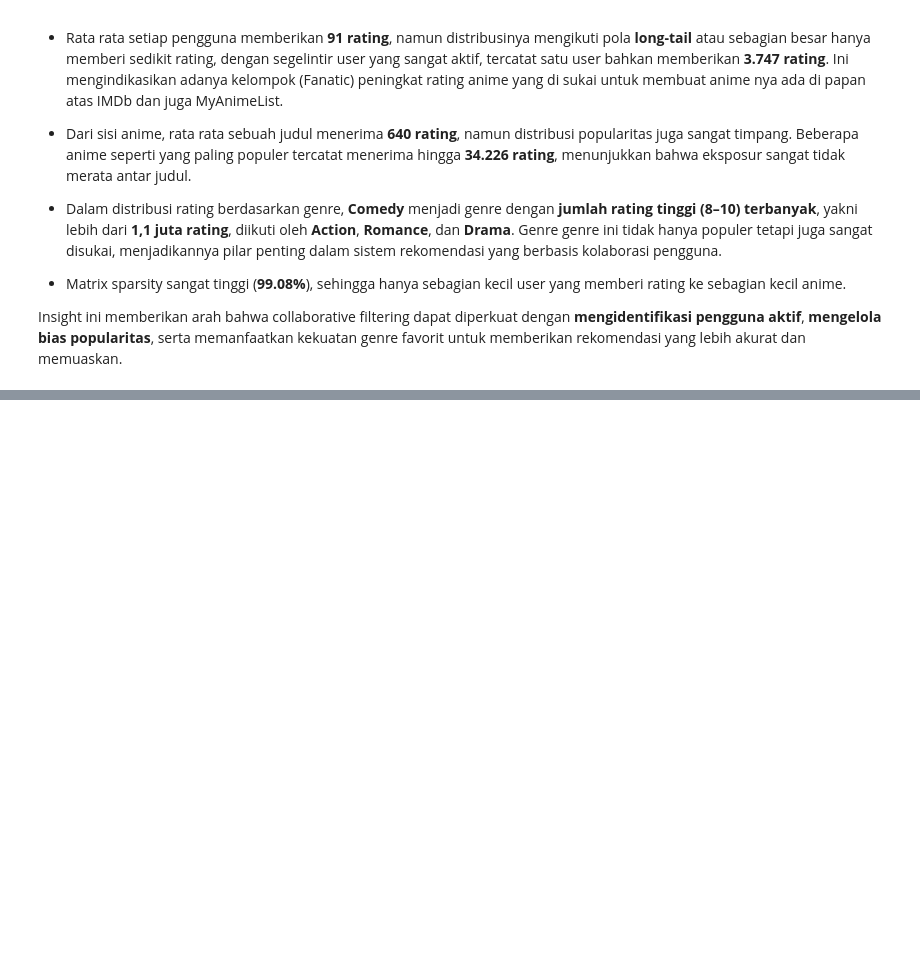
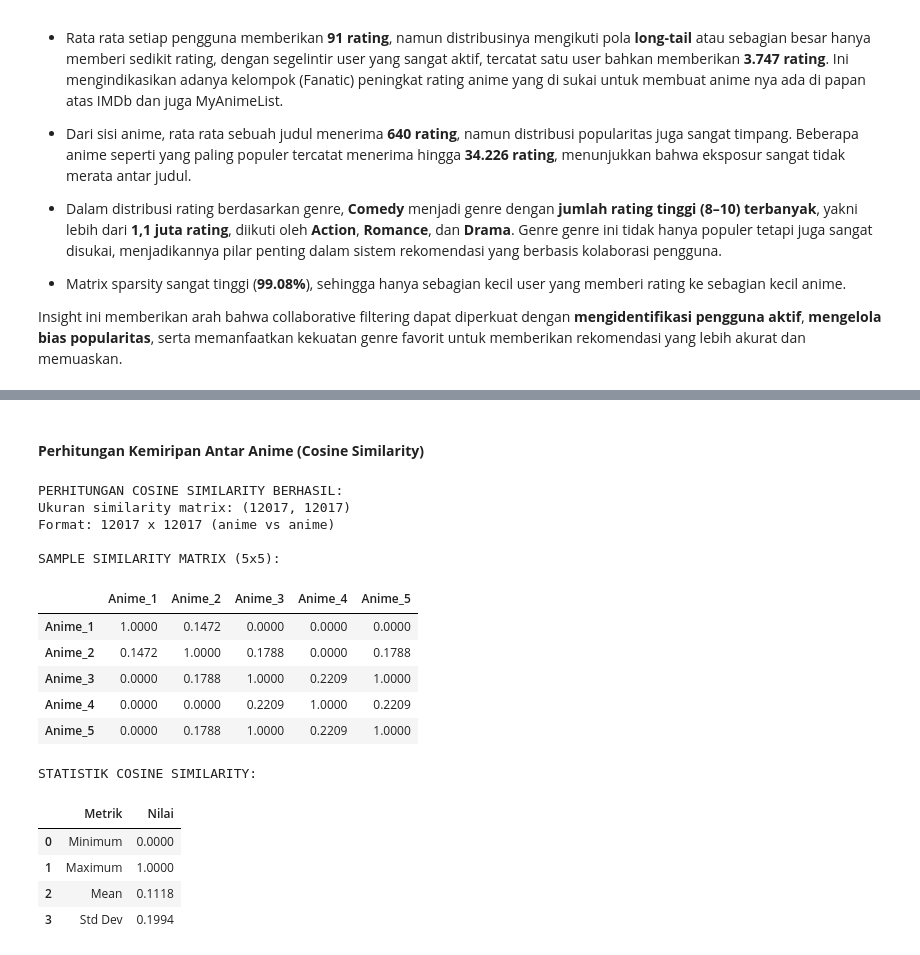
Before and after one commit to BagasNuryaman15/MLT_Final_SatriaDirgantaraNuryaman, a Jupyter notebook: anime-recommendations.ipynb, the cells around one changed output, grey strips where cells are left out. Cells and saved outputs as stored; diff of their text form; code cells hidden in the pictures; blank space fills up the shorter version.

```diff
--- a/anime-recommendations.ipynb
+++ b/anime-recommendations.ipynb
@@ -632,0 +905,49 @@ Insight ini memberikan arah bahwa collaborative filtering dapat diperkuat dengan
+# %% [markdown]
+#### **Perhitungan Kemiripan Antar Anime (Cosine Similarity)**
+# %%
+# Menghitung cosine similarity berdasarkan TF-IDF matrix
+cosine_sim = cosine_similarity(tfidf_matrix)
+
+print('PERHITUNGAN COSINE SIMILARITY BERHASIL:')
+print(f'Ukuran similarity matrix: {cosine_sim.shape}')
+print(f'Format: {cosine_sim.shape[0]} x {cosine_sim.shape[1]} (anime vs anime)')
+
+# Sample similarity matrix untuk visualisasi
+print('\nSAMPLE SIMILARITY MATRIX (5x5):')
+sample_similarity_df = pd.DataFrame(
+    cosine_sim[:5, :5],
+    columns=[f'Anime_{i+1}' for i in range(5)],
+    index=[f'Anime_{i+1}' for i in range(5)]
+)
+display(sample_similarity_df.round(4))
+
+# Statistik similarity
+print('\nSTATISTIK COSINE SIMILARITY:')
+similarity_stats = pd.DataFrame({
+    'Metrik': ['Minimum', 'Maximum', 'Mean', 'Std Dev'],
+    'Nilai': [
+        f'{cosine_sim.min():.4f}',
+        f'{cosine_sim.max():.4f}',
+        f'{cosine_sim.mean():.4f}',
+        f'{cosine_sim.std():.4f}'
+    ]
+})
+display(similarity_stats)
+# %% [output]
+PERHITUNGAN COSINE SIMILARITY BERHASIL:
+Ukuran similarity matrix: (12017, 12017)
+Format: 12017 x 12017 (anime vs anime)
+
+SAMPLE SIMILARITY MATRIX (5x5):
+|  | Anime_1 | Anime_2 | Anime_3 | Anime_4 | Anime_5 |
+| Anime_1 | 1.0000 | 0.1472 | 0.0000 | 0.0000 | 0.0000 |
+| Anime_2 | 0.1472 | 1.0000 | 0.1788 | 0.0000 | 0.1788 |
+| Anime_3 | 0.0000 | 0.1788 | 1.0000 | 0.2209 | 1.0000 |
+| Anime_4 | 0.0000 | 0.0000 | 0.2209 | 1.0000 | 0.2209 |
+| Anime_5 | 0.0000 | 0.1788 | 1.0000 | 0.2209 | 1.0000 |
+STATISTIK COSINE SIMILARITY:
+|  | Metrik | Nilai |
+| 0 | Minimum | 0.0000 |
+| 1 | Maximum | 1.0000 |
+| 2 | Mean | 0.1118 |
+| 3 | Std Dev | 0.1994 |
```
Also changed, not shown: parts of 40 cells of this notebook, 1 other file.
